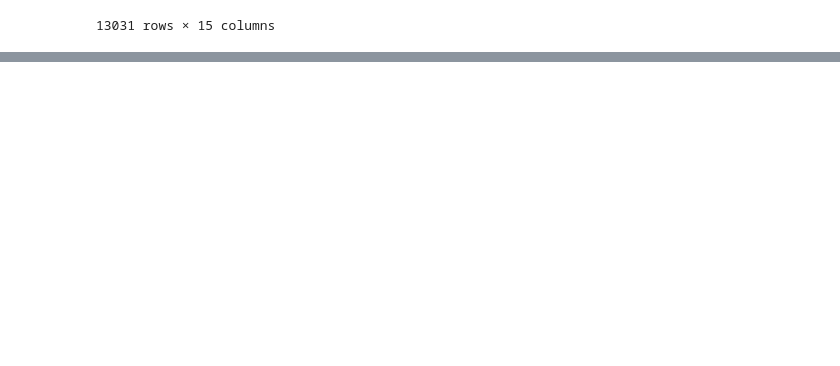
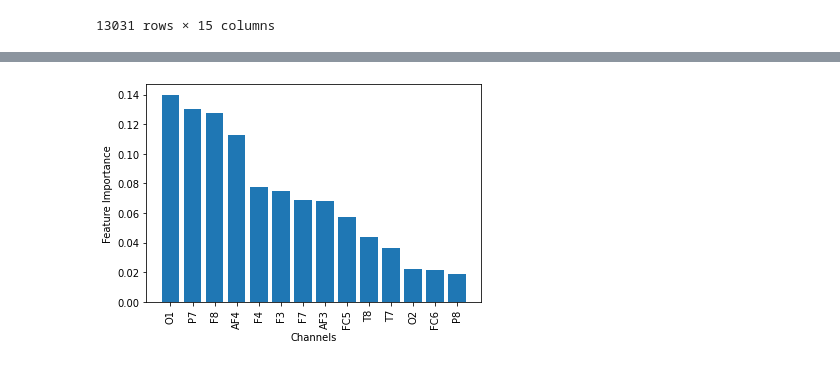
Before and after one commit to brichen/cogs189-final-project, a Jupyter notebook: project.ipynb, the cells around one changed output, grey strips where cells are left out. Saved outputs shown, nothing was run; the diff lists cells and outputs as text; code cells hidden in the pictures; blank space fills up the shorter version.

Commit message:
added feature importances

```diff
--- a/project.ipynb
+++ b/project.ipynb
@@ -46,3 +46,6 @@ df.describe()
 # %%
 df['eyeDetection'] = df['eyeDetection'].apply(bytes.decode)
 df['eyeDetection'] = df['eyeDetection'].apply(int)
+# %%
+feature_names = df.columns[:-1]
+feature_names
@@ -136,0 +146,15 @@ AdaBoost 0.6977447105324344 0.3022552894675657
+# %%
+rf_model = RandomForestClassifier(max_depth=5, n_estimators=10, max_features=1)
+rf_model.fit(X_train, y_train)
+
+importances = rf_model.feature_importances_
+sorted_index = np.argsort(importances)[::-1]
+x_values = range(len(importances))
+labels = np.array(feature_names)[sorted_index]
+plt.bar(x_values, importances[sorted_index], tick_label=labels)
+plt.xlabel('Channels')
+plt.ylabel('Feature Importance')
+plt.xticks(rotation=90)
+plt.show()
+# %% [output]
+[figure, added]
```
Also changed, not shown: parts of 4 cells of this notebook.
